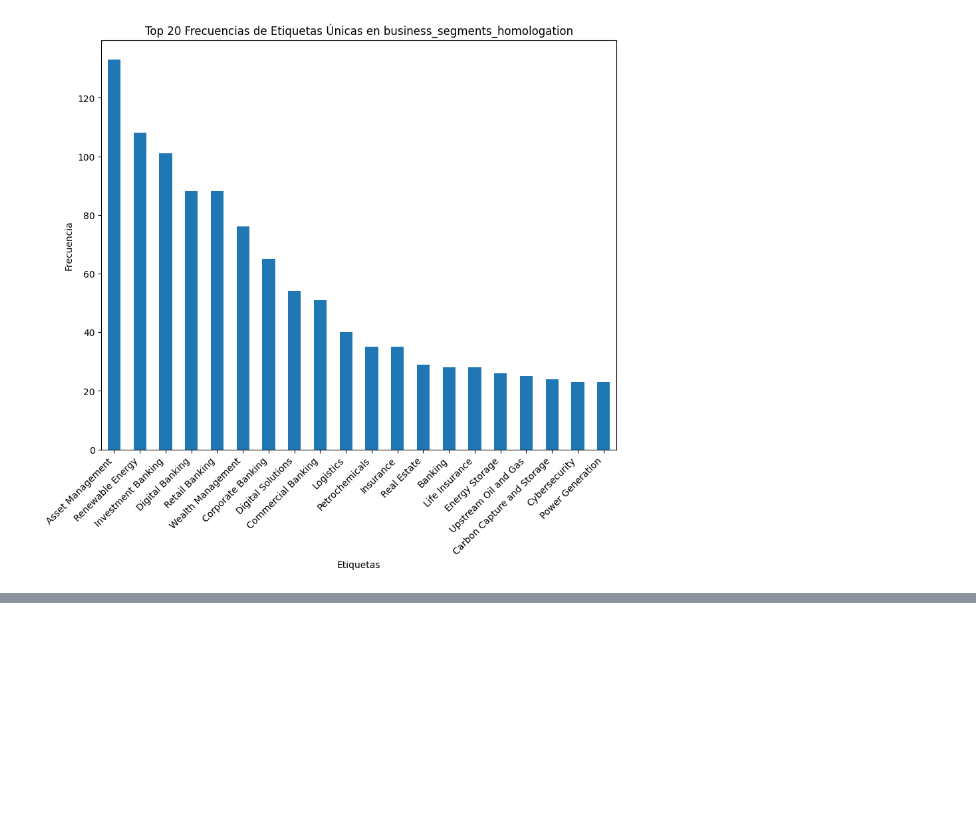
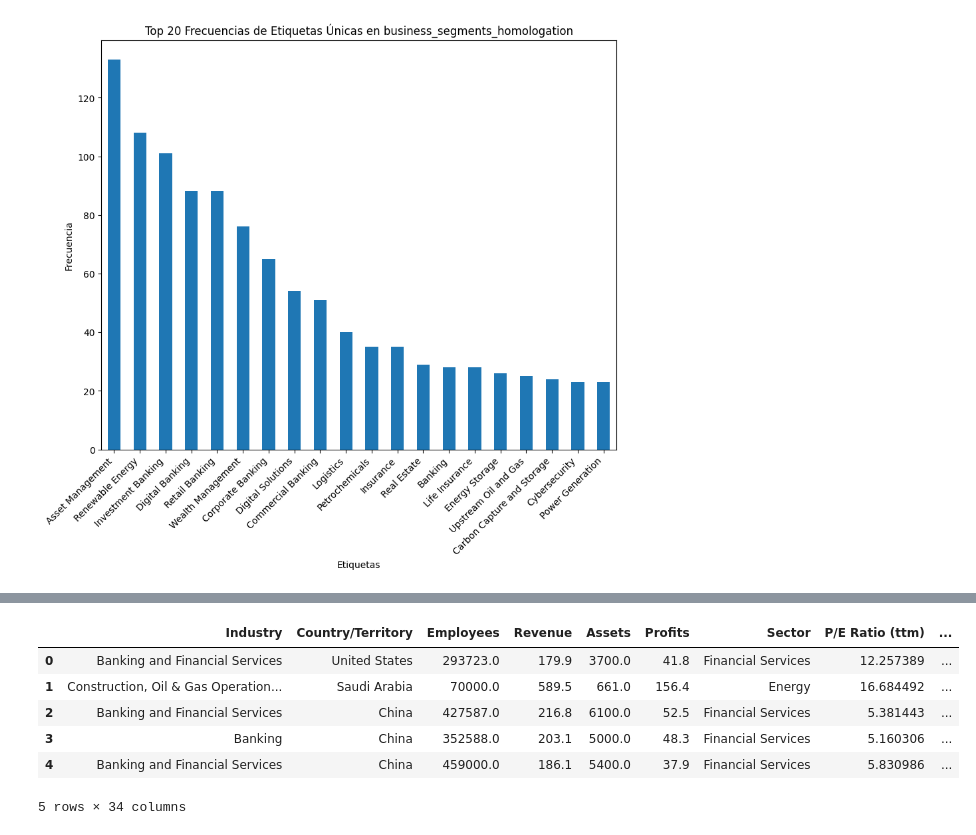
Before and after one commit to sjessies/Identificaci-n-de-Segmentos-de-Negocio, a Jupyter notebook: notebooks/final/clasificación_simple.ipynb, the cells around one changed output, grey strips where cells are left out. Drawn from its saved outputs; the diff is of its cells as text; code cells hidden in the pictures; blank space fills up the shorter version.

```diff
--- a/notebooks/final/clasificación_simple.ipynb
+++ b/notebooks/final/clasificación_simple.ipynb
@@ -59,0 +75,23 @@ Name: count, Length: 2514, dtype: int64
+# %%
+import numpy as np
+from sklearn.pipeline import Pipeline
+from sklearn.impute import SimpleImputer
+
+# Reemplazar valores infinitos por NaN
+df_cleaned.replace([np.inf, -np.inf], np.nan, inplace=True)
+
+# Crear un pipeline para manejar los datos nulos en las columnas numéricas
+numeric_features = df_cleaned.select_dtypes(include=['float64', 'int64']).columns
+numeric_transformer = Pipeline(steps=[
+    ('imputer', SimpleImputer(strategy='median'))
+])
+
+# Aplicar el pipeline a las columnas numéricas
+df_cleaned[numeric_features] = numeric_transformer.fit_transform(df_cleaned[numeric_features])
+
+# Verificar la limpieza de los datos
+null_counts = df_cleaned.isnull().sum()
+
+# Mostrar las primeras filas del DataFrame limpio y el conteo de valores nulos restantes
+print(df_cleaned.head())
+print(null_counts)
@@ -59,0 +116,26 @@ Name: count, Length: 2514, dtype: int64
+# %%
+# Dividir las etiquetas de 'business_segments_homologation'
+df_cleaned['business_segments_homologation'] = df_cleaned['business_segments_homologation'].apply(lambda x: x.split(', '))
+
+# Crear nuevas columnas para las tres primeras etiquetas
+df_cleaned['label_1'] = df_cleaned['business_segments_homologation'].apply(lambda x: x[0] if len(x) > 0 else None)
+df_cleaned['label_2'] = df_cleaned['business_segments_homologation'].apply(lambda x: x[1] if len(x) > 1 else None)
+df_cleaned['label_3'] = df_cleaned['business_segments_homologation'].apply(lambda x: x[2] if len(x) > 2 else None)
+df_cleaned['label_4'] = df_cleaned['business_segments_homologation'].apply(lambda x: x[3] if len(x) > 3 else None)
+
+# Crear una nueva columna para la etiqueta final
+df_cleaned['target_label'] = df_cleaned['business_segments_homologation'].apply(lambda x: x[-1] if x else None)
+
+# Mantener solo las columnas relevantes
+df_new = df_cleaned.drop(columns=['business_segments_homologation'])
+# %%
+# Mostrar las primeras filas del nuevo DataFrame
+df_new.head()
+# %% [output]
+|  | Industry | Country/Territory | Employees | Revenue | Assets | Profits | Sector | P/E Ratio (ttm) | ... |
+| 0 | Banking and Financial Services | United States | 293723.0 | 179.9 | 3700.0 | 41.8 | Financial Services | 12.257389 | ... |
+| 1 | Construction, Oil & Gas Operation... | Saudi Arabia | 70000.0 | 589.5 | 661.0 | 156.4 | Energy | 16.684492 | ... |
+| 2 | Banking and Financial Services | China | 427587.0 | 216.8 | 6100.0 | 52.5 | Financial Services | 5.381443 | ... |
+| 3 | Banking | China | 352588.0 | 203.1 | 5000.0 | 48.3 | Financial Services | 5.160306 | ... |
+| 4 | Banking and Financial Services | China | 459000.0 | 186.1 | 5400.0 | 37.9 | Financial Services | 5.830986 | ... |
+5 rows × 34 columns
```
Also changed, not shown: parts of 7 cells of this notebook, 7 other files.
